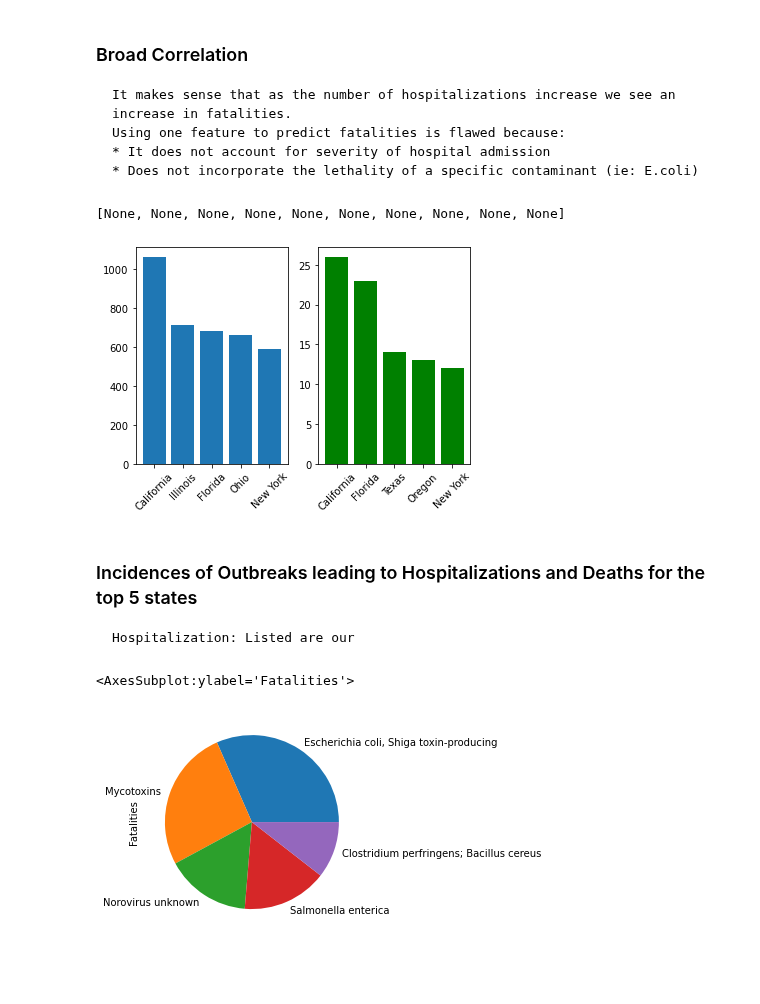
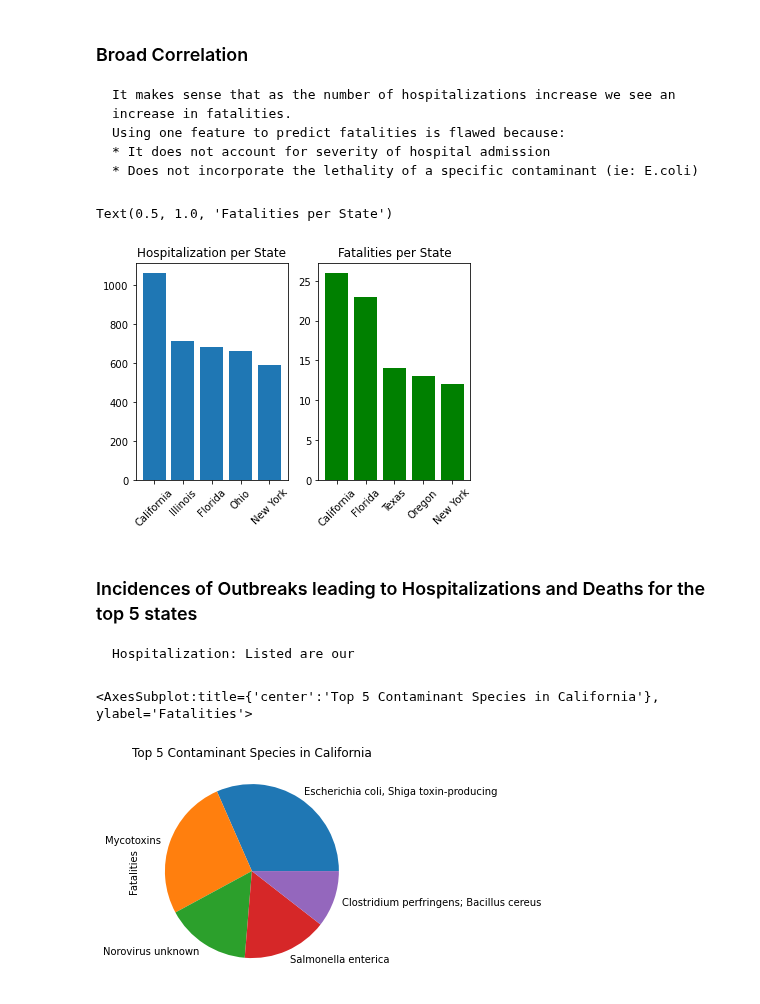
Before and after one commit to DINHC/foodborneillness, a Jupyter notebook: Foodborne_illness.ipynb, the cells around one changed output. Cells and saved outputs as stored; diff of their text form; code cells hidden in the pictures; blank space fills up the shorter version.

```diff
--- a/Foodborne_illness.ipynb
+++ b/Foodborne_illness.ipynb
@@ -91,32 +86,35 @@ The pearson coefficient for Hospitalization Vs. Fatalities is 0.97
 # %%
 # Narrowing it down to the 5 states with the most
 
 #6 state values with the most hospitalizations
 top_hosp = hosp_state.sort_values(ascending=False).head(6);
 
 #6 state values with the most deaths
 top_deaths = death_count.sort_values(ascending=False).head(6);
 
 #Filtering out multistate label for both hospitalization and deaths
 top_hosp = top_hosp.drop(labels = 'Multistate')
 
 top_deaths = top_deaths.drop(labels = 'Multistate')
 
 
 # #Plotting bar charts of 5 states with most Hospitalizatons | Fatalities
 fig, (bar1 , bar2) = plt.subplots(1,2)
 
 #Formatting for the first bar chart
 
 
 bar1.bar(x = top_hosp.index , height = top_hosp)
 plt.setp(bar1.get_xticklabels(), rotation=45 )
+bar1.set_title('Hospitalization per State')
+
 
 bar2.bar(x = top_deaths.index , height = top_deaths , color = 'green')
 plt.setp(bar2.get_xticklabels(), rotation=45)
+bar2.set_title('Fatalities per State')
 # %% [output]
-[None, None, None, None, None, None, None, None, None, None]
+Text(0.5, 1.0, 'Fatalities per State')
-[figure, old version]
+[figure, new version]
 # %% [markdown]
 ### Incidences of Outbreaks leading to Hospitalizations and Deaths for the top 5 states
 
@@ -126,7 +124,7 @@ plt.setp(bar2.get_xticklabels(), rotation=45)
 cali_df = outbreaks_df[outbreaks_df['State'] == 'California'];
 
 #Computing the 5 most common contaminants and plotting as a pie
-cali_df.groupby('Species')['Fatalities'].sum().sort_values(ascending=False).head(5).plot.pie()
+cali_df.groupby('Species')['Fatalities'].sum().sort_values(ascending=False).head(5).plot.pie(title = 'Top 5 Contaminant Species in California')
 # %% [output]
-<AxesSubplot:ylabel='Fatalities'>
+<AxesSubplot:title={'center':'Top 5 Contaminant Species in California'}, ylabel='Fatalities'>
-[figure, old version]
+[figure, new version]
```
Also changed, not shown: parts of 1 cell of this notebook, 3 other files.
